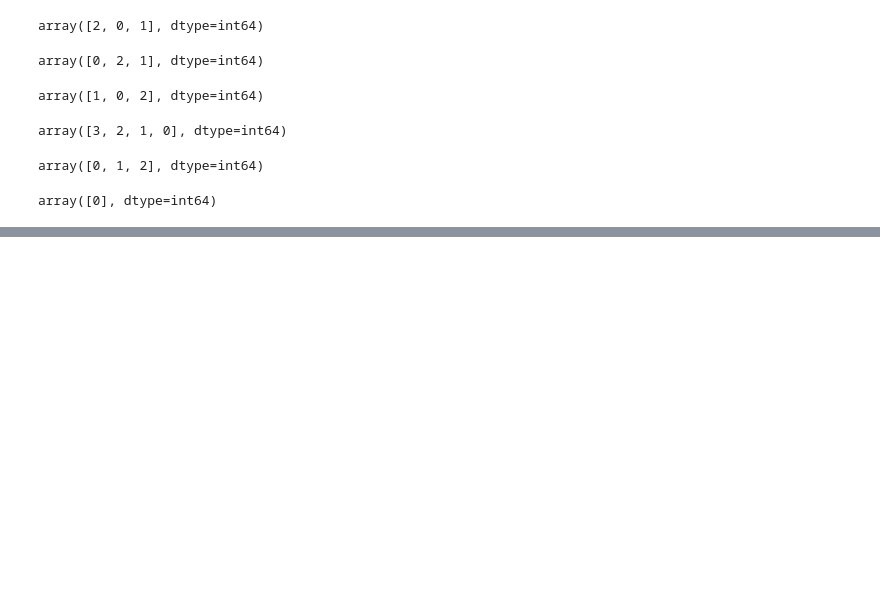
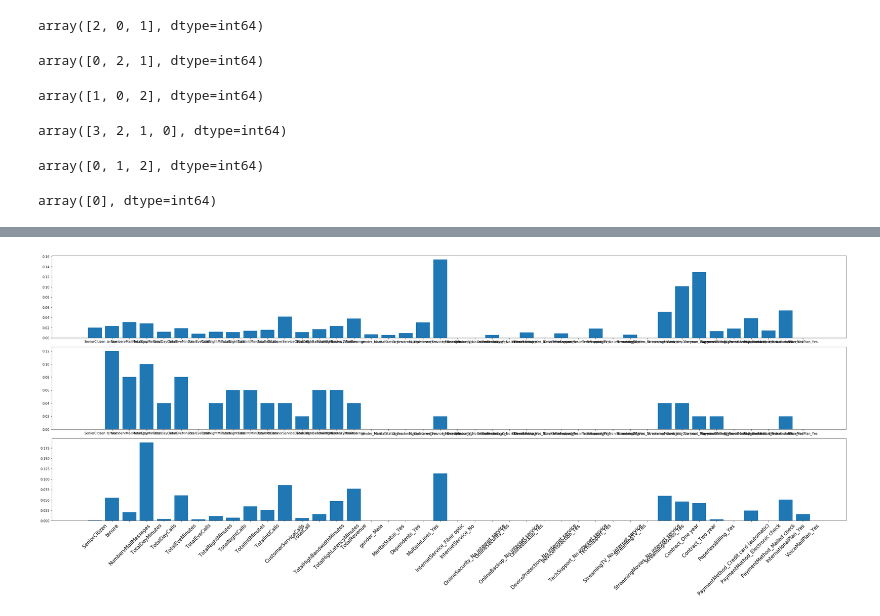
Before and after one commit to aindusekar/dc-ds-010620, a Jupyter notebook: mod-4/day-8-case-study/Untitled.ipynb, the cells around one changed output, grey strips where cells are left out. Saved outputs shown, nothing was run; the diff lists cells and outputs as text; code cells hidden in the pictures; blank space fills up the shorter version.

```diff
--- a/mod-4/day-8-case-study/Untitled.ipynb
+++ b/mod-4/day-8-case-study/Untitled.ipynb
@@ -306,0 +399,11 @@ array([0], dtype=int64)
+# %%
+fig, ax = plt.subplots(nrows=3, ncols=1, figsize=(35, 15))
+
+ax[0].bar(height=xgb.feature_importances_, x=clean_X_train.columns)
+ax[1].bar(height=abc.feature_importances_, x=clean_X_train.columns)
+plt.xticks(rotation = 45, fontsize = 15)
+ax[2].bar(height=gbc.feature_importances_, x=clean_X_train.columns)
+
+plt.tight_layout()
+# %% [output]
+[figure, added]
```
Also changed, not shown: parts of 13 cells of this notebook, 1 other file.
